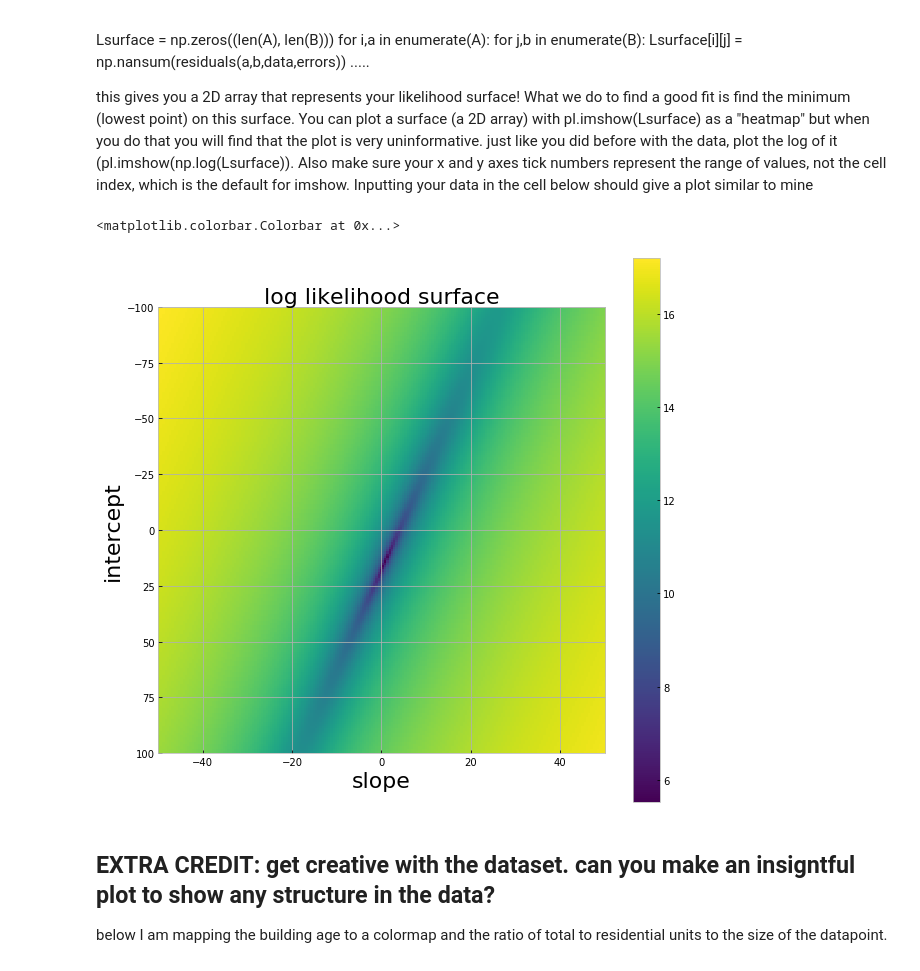
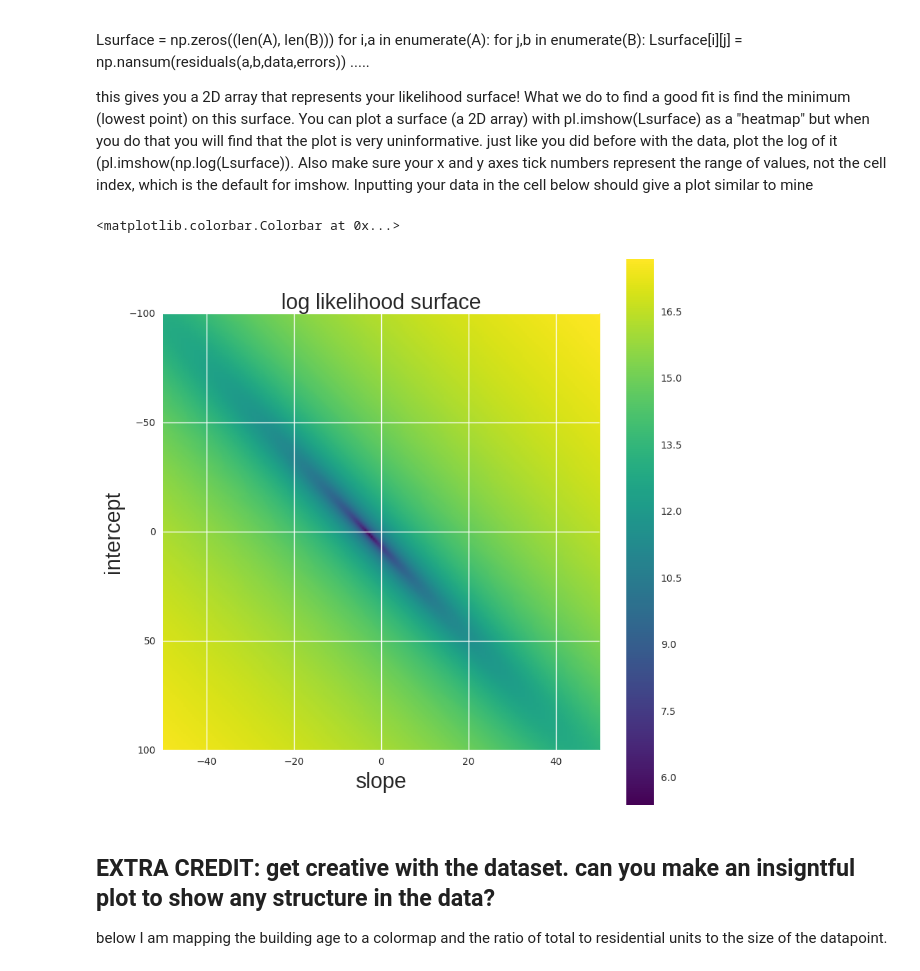
Before and after one commit to dfay88-zz/PUI2016_df1383, a Jupyter notebook: HW6_df1383/HW6_1_df1383.ipynb, the cells around one changed output. Cells and saved outputs as stored; diff of their text form; code cells hidden in the pictures.

```diff
--- a/HW6_df1383/HW6_1_df1383.ipynb
+++ b/HW6_df1383/HW6_1_df1383.ipynb
@@ -511,6 +513,8 @@ Power_divergenceResult(statistic=277.81749683635451, pvalue=1.0)
 # %%
 # Fit Second degree polynomial function
 import statsmodels.formula.api as smf
-poly_units_energy = smf.ols(formula='EnergyTOTAL ~ UnitsTotal + I(UnitsTotal**2)', data=bblnrgdata_cut).fit()
-print (poly_units_energy.params)
+poly_log_data = bblnrgdata_cut.applymap(np.log10)
+
+poly_units_energy = smf.ols(formula='EnergyTOTAL ~ UnitsTotal + I(UnitsTotal**2)', data=poly_log_data).fit()
+poly_units_energy.summary()
 # %% [output]
@@ -549,16 +591,32 @@ for i,a in enumerate(A):
 
 this gives you a 2D array that represents your likelihood surface! What we do to find a good fit is find the minimum (lowest point) on this surface.
 You can plot a surface (a 2D array) with pl.imshow(Lsurface) as a "heatmap" but when you do that you will find that the plot is very uninformative. just like you did before with the data, plot the log of it (pl.imshow(np.log(Lsurface)). Also make sure your x and y axes tick numbers represent the range of values, not the cell index, which is the default for imshow. Inputting your data in the cell below should give a plot similar to mine
+# %%
+def residuals(a,b,data,errors):
+    return (((data.EnergyTOTAL - (data.UnitsTotal*a)+b)**2) / errors).sum()
+
+B = np.arange (-100, 100, 1)
+A = np.arange(-50.0, 50.0, 0.5)
+
+a = linmodel_units_energy.params[1]
+b = linmodel_units_energy.params[0]
+errors = (poly_log_data.EnergyTOTAL)/2
+
+
+Lsurface = np.zeros((len(A), len(B)))
+for i,a in enumerate(A):
+    for j,b in enumerate(B):
+        Lsurface[i][j] = np.nansum(residuals(a, b, poly_log_data, errors))
 # %%
 pl.figure(figsize=(10,10))
 pl.title ("log likelihood surface", fontsize = 22)
-pl.imshow(np.log(Lsurface), extent = [-50,50,100,-100], aspect=0.5)
+pl.imshow(np.log(Lsurface), extent = [-50,50,100,-100], aspect=0.5, cmap='viridis')
 pl.xlabel('slope', fontsize = 22)
 pl.ylabel('intercept', fontsize = 22)
 pl.colorbar()
 # %% [output]
 <matplotlib.colorbar.Colorbar at 0x...>
-[figure, old version]
+[figure, new version]
 # %% [markdown]
 ## EXTRA CREDIT: get creative with the dataset. can you make an insigntful plot to show any structure in the data?
 
```
Also changed, not shown: parts of 14 cells of this notebook.
